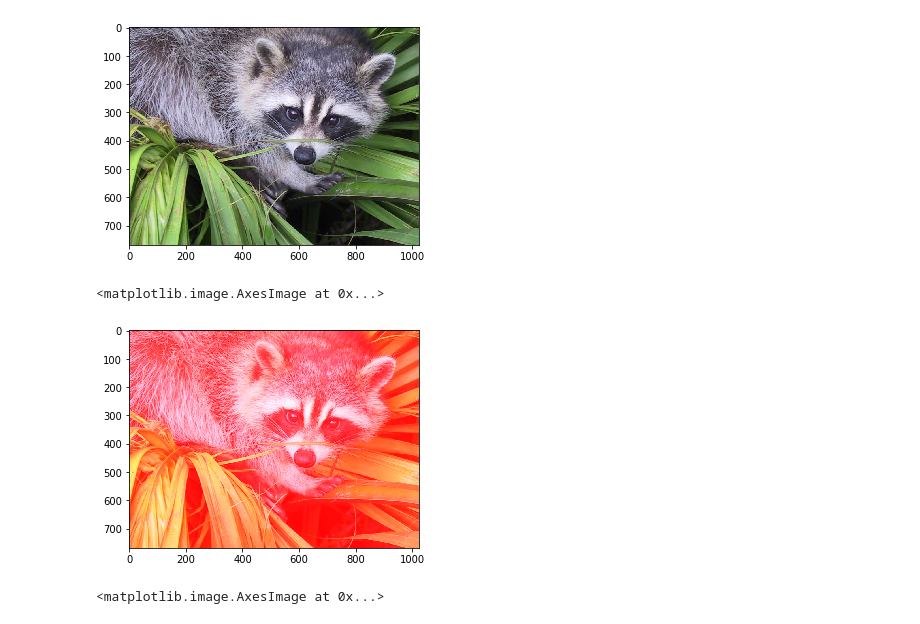
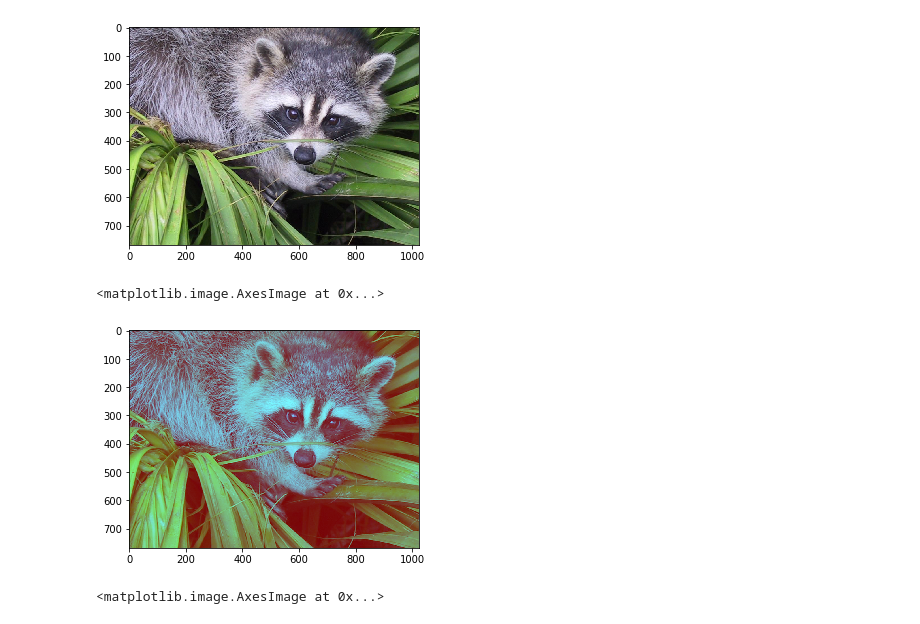
Before and after one commit to srikanthpragada/DS_01_OCT_2019, a Jupyter notebook: numpy_demo.ipynb, the cells around one changed output. Cells and saved outputs as stored; diff of their text form; code cells hidden in the pictures.

```diff
--- a/numpy_demo.ipynb
+++ b/numpy_demo.ipynb
@@ -637,11 +638,11 @@ plt.imshow(img)
 [figure]
 # %%
 img2 = img.copy()
-img2[:,:,0] = 255
+img2[:,:,0] = 120
 plt.imshow(img2)
 # %% [output]
 <matplotlib.image.AxesImage at 0x...>
-[figure, old version]
+[figure, new version]
 # %%
 plt.imshow(img[:400,:,:])
 # %% [output]
```
Also changed, not shown: parts of 10 cells of this notebook, 2 other files.
